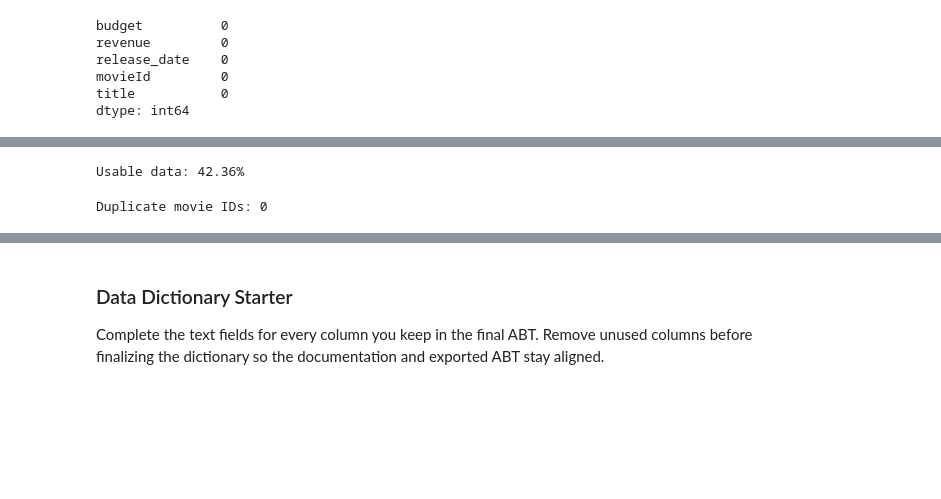
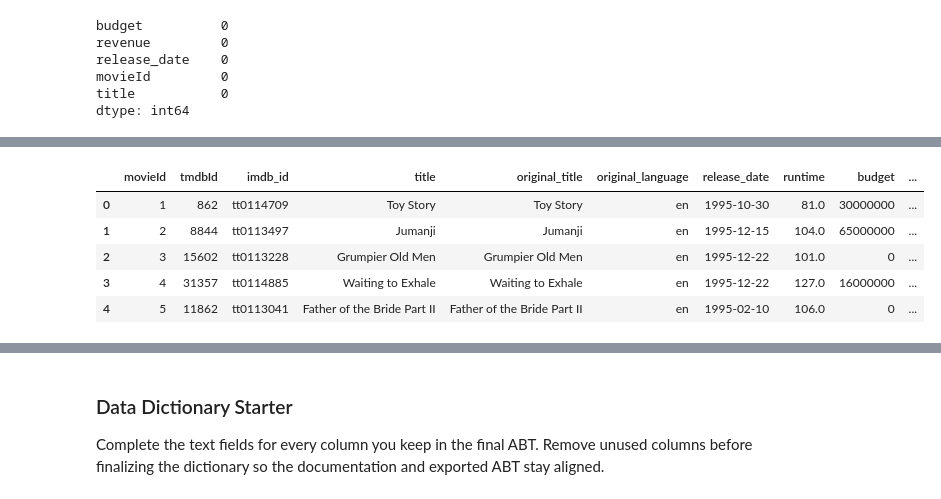
Before and after one commit to mlholg99/BAN5103_group1_project, a Jupyter notebook: notebooks/movies_project_starter.ipynb, the cells around one changed output, grey strips where cells are left out. Drawn from its saved outputs; the diff is of its cells as text; code cells hidden in the pictures; blank space fills up the shorter version.

```diff
--- a/notebooks/movies_project_starter.ipynb
+++ b/notebooks/movies_project_starter.ipynb
@@ -159,11 +126,0 @@ Excluded movies: 5,235
-# %%
-usable_percentage = (len(movies_clean) / len(movies)) * 100
-
-print(f"Usable data: {usable_percentage:.2f}%")
-# %% [output]
-Usable data: 42.36%
-# %%
-print("Duplicate movie IDs:",
-      movies_clean['movieId'].duplicated().sum())
-# %% [output]
-Duplicate movie IDs: 0
@@ -215,0 +127,16 @@ display(abt.isna().mean().sort_values(ascending=False).head(15).to_frame("missin
+# %%
+# Make a copy of movies DataFrame
+movies_clean = movies.copy()
+
+# Clean the movies DataFrame by removing missing values from movieId, release_date, and title
+movies_clean = movies_clean.dropna(subset=["movieId", "release_date", "title"])
+
+# Display the cleaned movies DataFrame
+movies_clean.head()
+# %% [output]
+|  | movieId | tmdbId | imdb_id | title | original_title | original_language | release_date | runtime | budget | ... |
+| 0 | 1 | 862 | tt0114709 | Toy Story | Toy Story | en | 1995-10-30 | 81.0 | 30000000 | ... |
+| 1 | 2 | 8844 | tt0113497 | Jumanji | Jumanji | en | 1995-12-15 | 104.0 | 65000000 | ... |
+| 2 | 3 | 15602 | tt0113228 | Grumpier Old Men | Grumpier Old Men | en | 1995-12-22 | 101.0 | 0 | ... |
+| 3 | 4 | 31357 | tt0114885 | Waiting to Exhale | Waiting to Exhale | en | 1995-12-22 | 127.0 | 16000000 | ... |
+| 4 | 5 | 11862 | tt0113041 | Father of the Bride Part II | Father of the Bride Part II | en | 1995-02-10 | 106.0 | 0 | ... |
```
Also changed, not shown: parts of 6 cells of this notebook.
